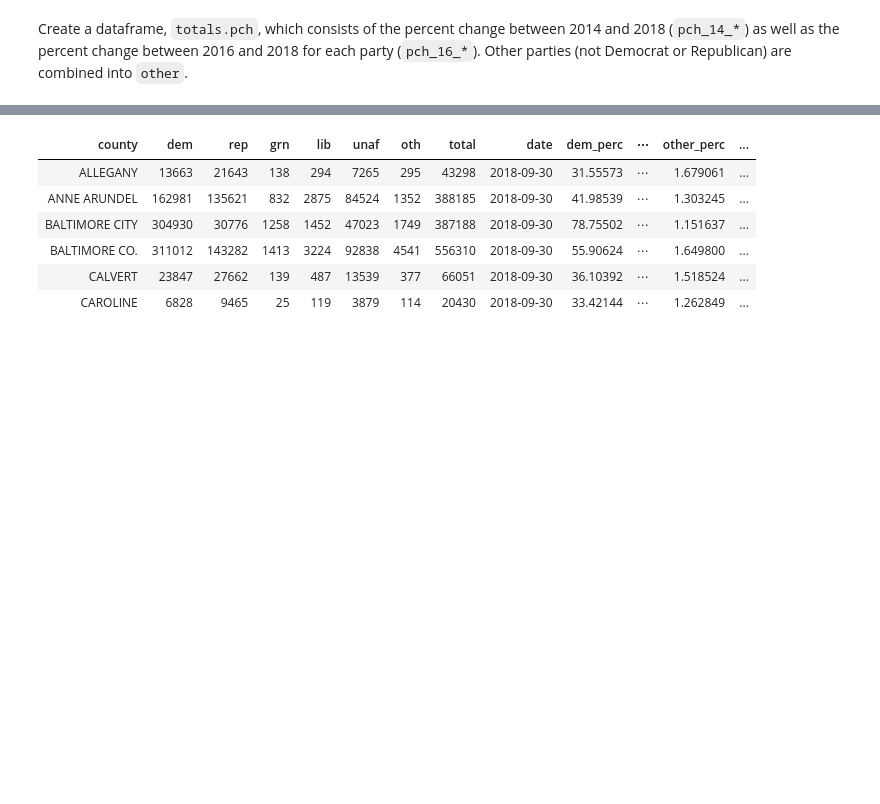
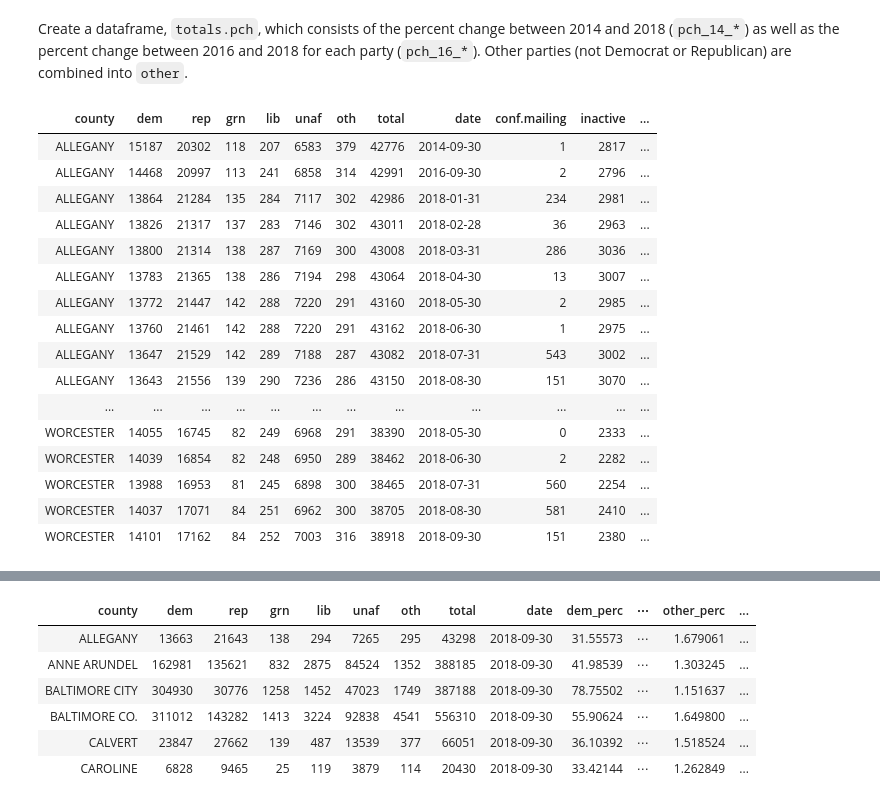
Before and after one commit to swkasica/2018-voter-registration, a Jupyter notebook: 02_analysis.ipynb, the cells around one changed output, grey strips where cells are left out. Saved outputs shown, nothing was run; the diff lists cells and outputs as text; code cells hidden in the pictures; blank space fills up the shorter version.

```diff
--- a/02_analysis.ipynb
+++ b/02_analysis.ipynb
@@ -80,6 +80,28 @@ print(paste("As September 30, 2018,",
 ### Finding: The number of unaffiliated voters increased by 8 percent between September 2014 and September 2018.
 # %% [markdown]
 Create a dataframe, `totals.pch`, which consists of the percent change between 2014 and 2018 (`pch_14_*`) as well as the percent change between 2016 and 2018 for each party (`pch_16_*`). Other parties (not Democrat or Republican) are combined into `other`.
+# %%
+# Added by Steve
+# What is arrange? Arrange is sort
+totals %>% arrange(county, date)
+# %% [output]
+| county | dem | rep | grn | lib | unaf | oth | total | date | conf.mailing | inactive | ... |
+| ALLEGANY | 15187 | 20302 | 118 | 207 | 6583 | 379 | 42776 | 2014-09-30 | 1 | 2817 | ... |
+| ALLEGANY | 14468 | 20997 | 113 | 241 | 6858 | 314 | 42991 | 2016-09-30 | 2 | 2796 | ... |
+| ALLEGANY | 13864 | 21284 | 135 | 284 | 7117 | 302 | 42986 | 2018-01-31 | 234 | 2981 | ... |
+| ALLEGANY | 13826 | 21317 | 137 | 283 | 7146 | 302 | 43011 | 2018-02-28 | 36 | 2963 | ... |
+| ALLEGANY | 13800 | 21314 | 138 | 287 | 7169 | 300 | 43008 | 2018-03-31 | 286 | 3036 | ... |
+| ALLEGANY | 13783 | 21365 | 138 | 286 | 7194 | 298 | 43064 | 2018-04-30 | 13 | 3007 | ... |
+| ALLEGANY | 13772 | 21447 | 142 | 288 | 7220 | 291 | 43160 | 2018-05-30 | 2 | 2985 | ... |
+| ALLEGANY | 13760 | 21461 | 142 | 288 | 7220 | 291 | 43162 | 2018-06-30 | 1 | 2975 | ... |
+| ALLEGANY | 13647 | 21529 | 142 | 289 | 7188 | 287 | 43082 | 2018-07-31 | 543 | 3002 | ... |
+| ALLEGANY | 13643 | 21556 | 139 | 290 | 7236 | 286 | 43150 | 2018-08-30 | 151 | 3070 | ... |
+| ... | ... | ... | ... | ... | ... | ... | ... | ... | ... | ... | ... |
+| WORCESTER | 14055 | 16745 | 82 | 249 | 6968 | 291 | 38390 | 2018-05-30 | 0 | 2333 | ... |
+| WORCESTER | 14039 | 16854 | 82 | 248 | 6950 | 289 | 38462 | 2018-06-30 | 2 | 2282 | ... |
+| WORCESTER | 13988 | 16953 | 81 | 245 | 6898 | 300 | 38465 | 2018-07-31 | 560 | 2254 | ... |
+| WORCESTER | 14037 | 17071 | 84 | 251 | 6962 | 300 | 38705 | 2018-08-30 | 581 | 2410 | ... |
+| WORCESTER | 14101 | 17162 | 84 | 252 | 7003 | 316 | 38918 | 2018-09-30 | 151 | 2380 | ... |
 # %%
 totals.pch <- totals %>% mutate(other_perc = grn_perc + lib_perc + oth_perc,
                                 other = grn + lib + oth) %>%
```
Also changed, not shown: parts of 2 cells of this notebook, 3 other files.
